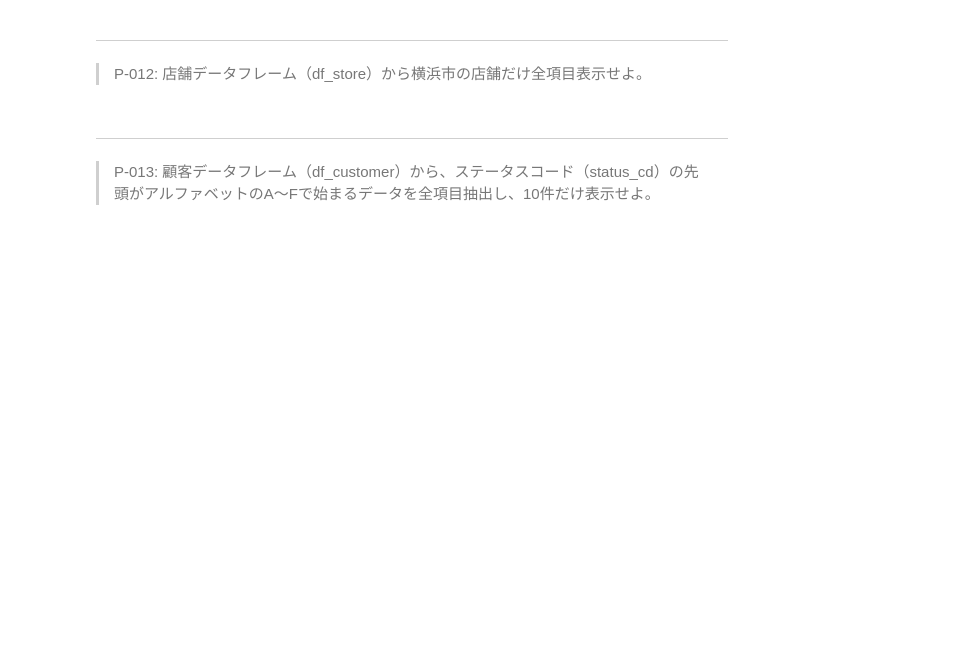
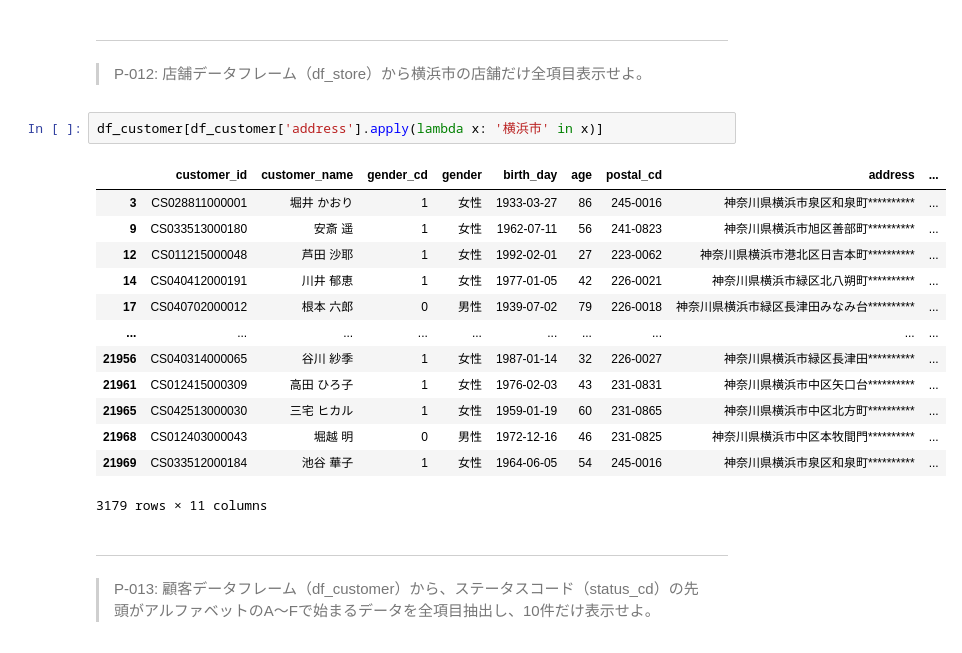
Before and after one commit to mryoshio/100knocks-preprocess, a Jupyter notebook: docker/work/preprocess_knock_Python.ipynb, the cells around one changed output. Saved outputs shown, nothing was run; the diff lists cells and outputs as text; blank space fills up the shorter version.

```diff
--- a/docker/work/preprocess_knock_Python.ipynb
+++ b/docker/work/preprocess_knock_Python.ipynb
@@ -221,6 +229,22 @@ df_store[df_store['store_cd'].apply(lambda x: x.startswith('S14'))]
 # %% [markdown]
 ---
 > P-012: 店舗データフレーム（df_store）から横浜市の店舗だけ全項目表示せよ。
+# %%
+df_customer[df_customer['address'].apply(lambda x: '横浜市' in x)]
+# %% [output]
+|  | customer_id | customer_name | gender_cd | gender | birth_day | age | postal_cd | address | ... |
+| 3 | CS028811000001 | 堀井 かおり | 1 | 女性 | 1933-03-27 | 86 | 245-0016 | 神奈川県横浜市泉区和泉町********** | ... |
+| 9 | CS033513000180 | 安斎 遥 | 1 | 女性 | 1962-07-11 | 56 | 241-0823 | 神奈川県横浜市旭区善部町********** | ... |
+| 12 | CS011215000048 | 芦田 沙耶 | 1 | 女性 | 1992-02-01 | 27 | 223-0062 | 神奈川県横浜市港北区日吉本町********** | ... |
+| 14 | CS040412000191 | 川井 郁恵 | 1 | 女性 | 1977-01-05 | 42 | 226-0021 | 神奈川県横浜市緑区北八朔町********** | ... |
+| 17 | CS040702000012 | 根本 六郎 | 0 | 男性 | 1939-07-02 | 79 | 226-0018 | 神奈川県横浜市緑区長津田みなみ台********** | ... |
+| ... | ... | ... | ... | ... | ... | ... | ... | ... | ... |
+| 21956 | CS040314000065 | 谷川 紗季 | 1 | 女性 | 1987-01-14 | 32 | 226-0027 | 神奈川県横浜市緑区長津田********** | ... |
+| 21961 | CS012415000309 | 高田 ひろ子 | 1 | 女性 | 1976-02-03 | 43 | 231-0831 | 神奈川県横浜市中区矢口台********** | ... |
+| 21965 | CS042513000030 | 三宅 ヒカル | 1 | 女性 | 1959-01-19 | 60 | 231-0865 | 神奈川県横浜市中区北方町********** | ... |
+| 21968 | CS012403000043 | 堀越 明 | 0 | 男性 | 1972-12-16 | 46 | 231-0825 | 神奈川県横浜市中区本牧間門********** | ... |
+| 21969 | CS033512000184 | 池谷 華子 | 1 | 女性 | 1964-06-05 | 54 | 245-0016 | 神奈川県横浜市泉区和泉町********** | ... |
+3179 rows × 11 columns
 # %% [markdown]
 ---
 > P-013: 顧客データフレーム（df_customer）から、ステータスコード（status_cd）の先頭がアルファベットのA〜Fで始まるデータを全項目抽出し、10件だけ表示せよ。
```
Also changed, not shown: parts of 9 cells of this notebook.
